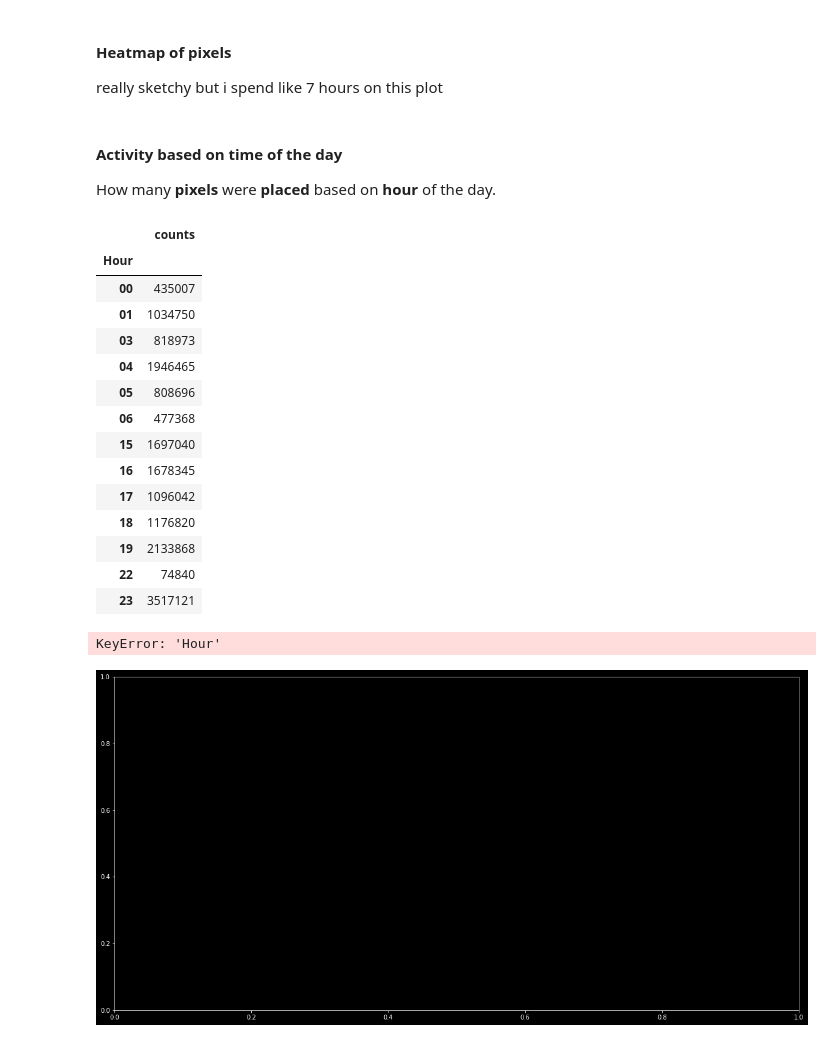
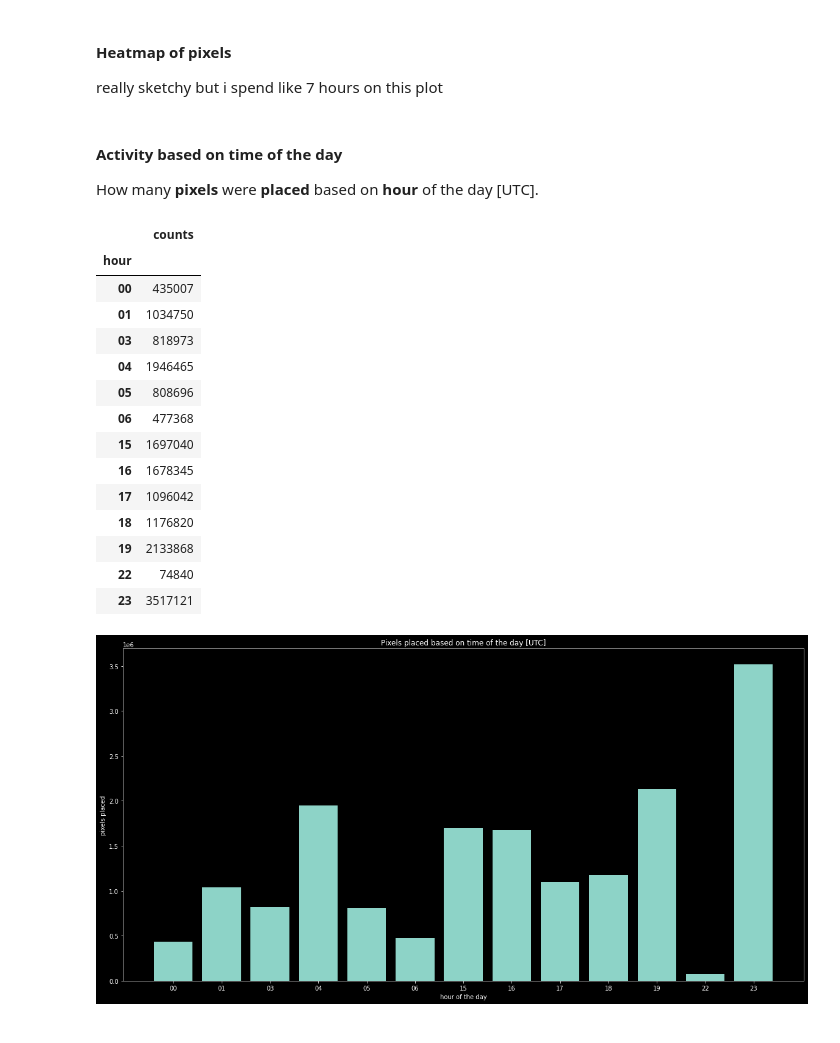
Before and after one commit to D-Mielewczyk/r-place-analysis, a Jupyter notebook: main.ipynb, the cells around one changed output. Drawn from its saved outputs; the diff is of its cells as text; code cells hidden in the pictures.

Commit message:
hourly distribution working

```diff
--- a/main.ipynb
+++ b/main.ipynb
@@ -162,14 +161,14 @@ plt.colorbar()
 fig.savefig('./plots/pixels_heatmap.pdf')
 # %% [markdown]
 #### Activity based on time of the day
-How many **pixels** were **placed** based on **hour** of the day.
+How many **pixels** were **placed** based on **hour** of the day [UTC].
 # %%
-hourly = df["timestamp"].dt.strftime('%H')
-hourly = hourly.value_counts().rename_axis("Hour").to_frame("counts").sort_index()
+hourly = df["timestamp"].dt.strftime('%H').reset_index(drop=True)
+hourly = hourly.value_counts().rename_axis("hour").to_frame("counts").sort_index()
 hourly
 # %% [output]
 |  | counts |
-| Hour |  |
+| hour |  |
 | 00 | 435007 |
 | 01 | 1034750 |
 | 03 | 818973 |
@@ -185,12 +184,10 @@ hourly
 | 23 | 3517121 |
 # %%
 fig, ax = plt.subplots(figsize=figsize)
-ax.bar(hourly["Hour"], hourly["counts"])
-ax.set_title('Pixels placed per color')
-ax.set_xlabel('color [hex]')
+ax.bar(hourly.index.values, hourly["counts"])
+ax.set_title('Pixels placed based on time of the day [UTC]')
+ax.set_xlabel('hour of the day')
 ax.set_ylabel('pixels placed')
-plt.xticks(rotation=90)
 fig.savefig('./plots/hourly_activity.pdf')
 # %% [output]
-KeyError: 'Hour'
-[figure, old version]
+[figure, new version]
```
Also changed, not shown: parts of 1 cell of this notebook, 2 other files.
